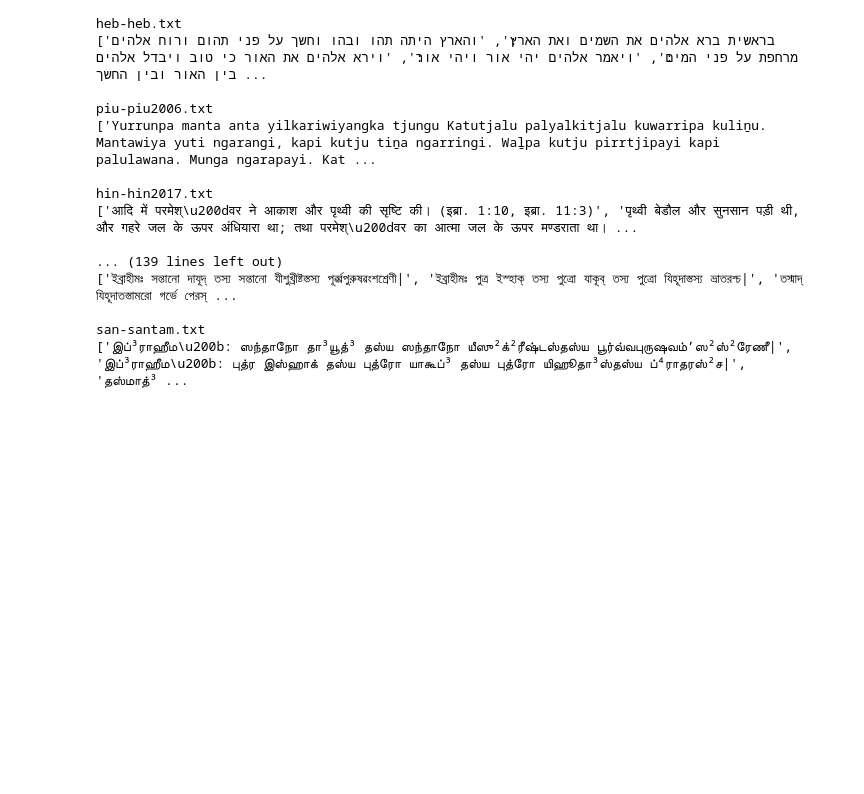
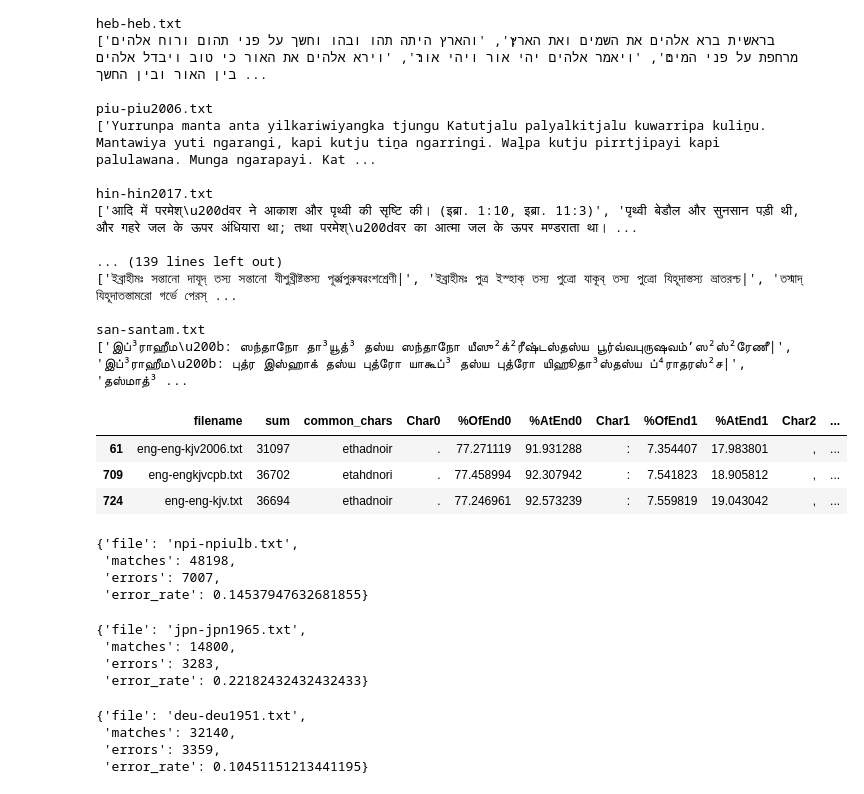
Before and after one commit to sillsdev/silnlp, a Jupyter notebook: scripts/split_ebible_by_sentence.ipynb, the cells around one changed output. Cells and saved outputs as stored; diff of their text form; code cells hidden in the pictures; blank space fills up the shorter version.

Commit message:
Initial results - getting 10%+ error rate.

```diff
--- a/scripts/split_ebible_by_sentence.ipynb
+++ b/scripts/split_ebible_by_sentence.ipynb
@@ -102,3 +105,10 @@ hin-hin2017.txt
 
 san-santam.txt
 ['இப்³ராஹீம\u200b: ஸந்தாநோ தா³யூத்³ தஸ்ய ஸந்தாநோ யீஸு²க்²ரீஷ்டஸ்தஸ்ய பூர்வ்வபுருஷவம்ʼஸ²ஸ்²ரேணீ|', 'இப்³ராஹீம\u200b: புத்ர இஸ்ஹாக் தஸ்ய புத்ரோ யாகூப்³ தஸ்ய புத்ரோ யிஹூதா³ஸ்தஸ்ய ப்⁴ராதரஸ்²ச|', 'தஸ்மாத்³ ...
+# %%
+file_to_end_char[file_to_end_char.filename.str.contains("kjv")]
+# %% [output]
+|  | filename | sum | common_chars | Char0 | %OfEnd0 | %AtEnd0 | Char1 | %OfEnd1 | %AtEnd1 | Char2 | ... |
+| 61 | eng-eng-kjv2006.txt | 31097 | ethadnoir | . | 77.271119 | 91.931288 | : | 7.354407 | 17.983801 | , | ... |
+| 709 | eng-engkjvcpb.txt | 36702 | etahdnori | . | 77.458994 | 92.307942 | : | 7.541823 | 18.905812 | , | ... |
+| 724 | eng-eng-kjv.txt | 36694 | ethadnoir | . | 77.246961 | 92.573239 | : | 7.559819 | 19.043042 | , | ... |
@@ -104,0 +168,21 @@ san-santam.txt
+# %%
+find_error_rate("npi-npiulb.txt")
+# %% [output]
+{'file': 'npi-npiulb.txt',
+ 'matches': 48198,
+ 'errors': 7007,
+ 'error_rate': 0.14537947632681855}
+# %%
+find_error_rate("jpn-jpn1965.txt")
+# %% [output]
+{'file': 'jpn-jpn1965.txt',
+ 'matches': 14800,
+ 'errors': 3283,
+ 'error_rate': 0.22182432432432433}
+# %%
+find_error_rate("deu-deu1951.txt")
+# %% [output]
+{'file': 'deu-deu1951.txt',
+ 'matches': 32140,
+ 'errors': 3359,
+ 'error_rate': 0.10451151213441195}
```
Also changed, not shown: parts of 7 cells of this notebook.
